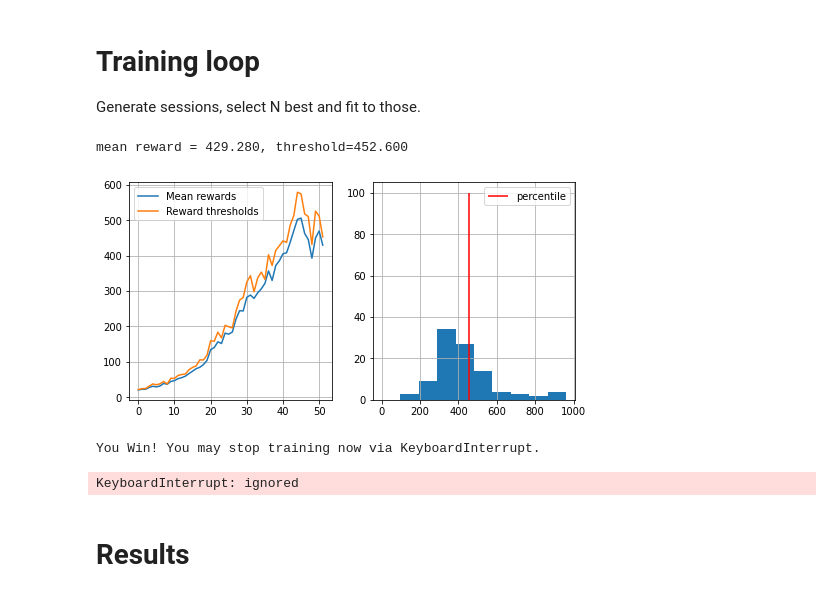
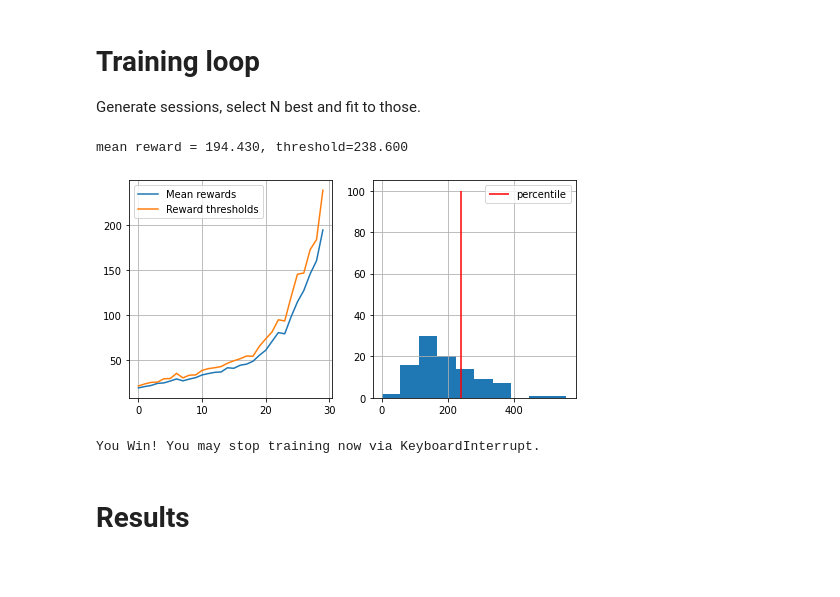
Before and after one commit to hu-tianyi/pratical_reinforcement_learning, a Jupyter notebook: week1_intro/deep_crossentropy_method.ipynb, the cells around one changed output. Drawn from its saved outputs; the diff is of its cells as text; code cells hidden in the pictures; blank space fills up the shorter version.

```diff
--- a/week1_intro/deep_crossentropy_method.ipynb
+++ b/week1_intro/deep_crossentropy_method.ipynb
@@ -89,15 +83,13 @@ def generate_session(env, agent, t_max=1000):
     for t in range(t_max):
 
         # use agent to predict a vector of action probabilities for state :s:
-        # probs = <YOUR CODE>
-        probs = agent.predict_proba([s])
-        probs = np.reshape(probs, (n_actions,))
+        probs = agent.predict_proba([s])[0]
 
         assert probs.shape == (env.action_space.n,), "make sure probabilities are a vector (hint: np.reshape)"
 
         # use the probabilities you predicted to pick an action
         # sample proportionally to the probabilities, don't just take the most likely action
-        a = np.random.choice(n_actions, p=probs)
+        a = np.random.choice(range(n_actions), p = probs)
         # ^-- hint: try np.random.choice
 
         new_s, r, done, info = env.step(a)
@@ -146,14 +138,8 @@ def select_elites(states_batch, actions_batch, rewards_batch, percentile=50):
     (they will become different later).
     """
 
-    #<YOUR CODE: copy-paste your implementation from the previous notebook>
-    reward_threshold = np.percentile(rewards_batch, percentile)
-
-    elite_ids = rewards_batch >= reward_threshold
-
-    elite_states = []
-    elite_actions = []
-
+    # <YOUR CODE: copy-paste your implementation from the previous notebook>
+    # reward_threshold = <YOUR CODE: compute minimum reward for elite sessions. Hint: use np.percentile()>
     reward_threshold = np.percentile(rewards_batch, percentile)
 
     indexList = np.array(np.where(rewards_batch >= reward_threshold))[0]
@@ -164,6 +150,7 @@ def select_elites(states_batch, actions_batch, rewards_batch, percentile=50):
       elite_states.extend(states_batch[index])
       elite_actions.extend(actions_batch[index])
 
+
     return elite_states, elite_actions
 # %% [markdown]
 # Training loop
@@ -201,32 +188,29 @@ def show_progress(rewards_batch, log, percentile, reward_range=[-990, +10]):
 # %%
 n_sessions = 100
 percentile = 70
 log = []
 
-for i in range(100):
+for i in range(30):
     # generate new sessions
     # sessions = [ <YOUR CODE: generate a list of n_sessions new sessions> ]
-    sessions = [ generate_session(env, agent) for _ in range(n_sessions) ]
+    sessions = [generate_session(env, agent) for _ in range(n_sessions)]
 
     states_batch, actions_batch, rewards_batch = map(np.array, zip(*sessions))
 
-    #elite_states, elite_actions = <YOUR CODE: select elite actions just like before>
-    elite_states, elite_actions = select_elites(states_batch,
-                                                actions_batch,
-                                                rewards_batch)
+    # elite_states, elite_actions = <YOUR CODE: select elite actions just like before>
+    elite_states, elite_actions = select_elites(states_batch, actions_batch,
+                                                rewards_batch, percentile=percentile)
 
     # <YOUR CODE: partial_fit agent to predict elite_actions(y) from elite_states(X)>
     agent.partial_fit(elite_states, elite_actions)
-
     show_progress(rewards_batch, log, percentile, reward_range=[0, np.max(rewards_batch)])
 
     if np.mean(rewards_batch) > 190:
         print("You Win! You may stop training now via KeyboardInterrupt.")
 # %% [output]
-mean reward = 429.280, threshold=452.600
+mean reward = 194.430, threshold=238.600
-[figure, old version]
+[figure, new version]
 You Win! You may stop training now via KeyboardInterrupt.
-KeyboardInterrupt: ignored
 # %% [markdown]
 # Results
 # %%
```
Also changed, not shown: parts of 11 cells of this notebook.
